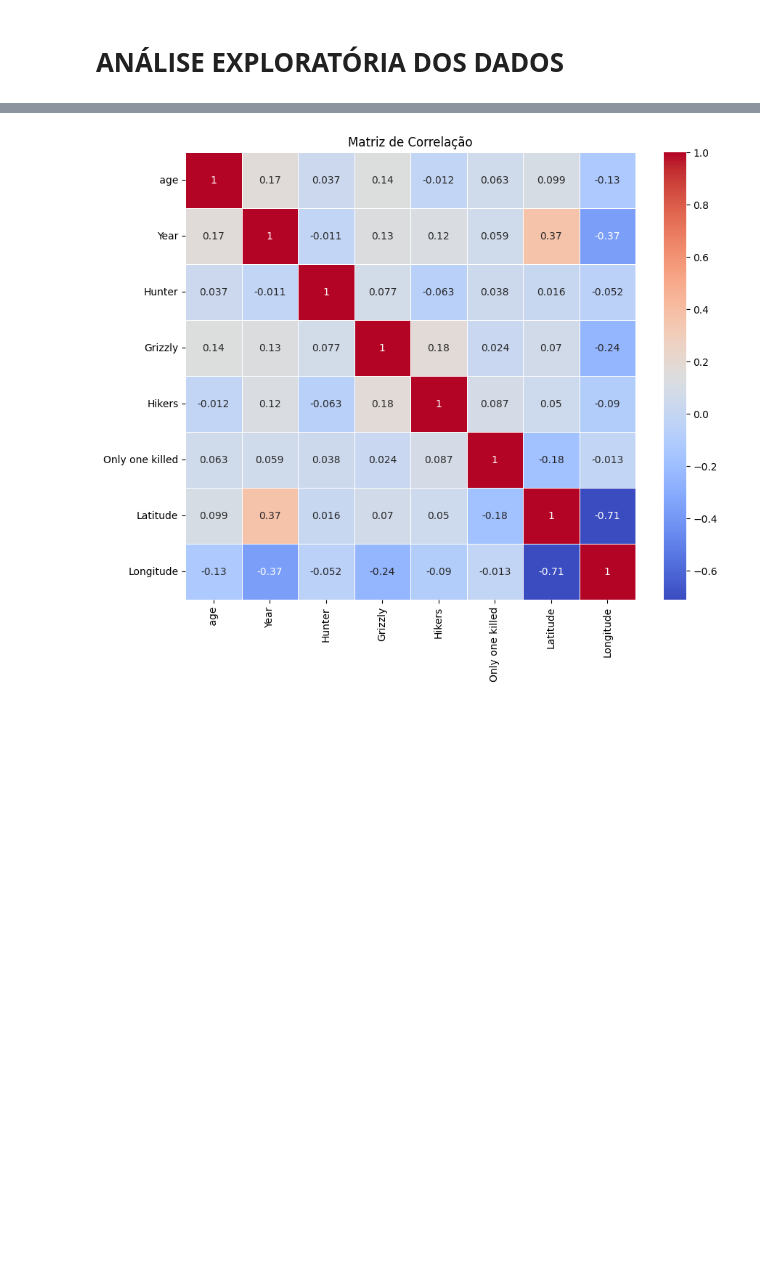
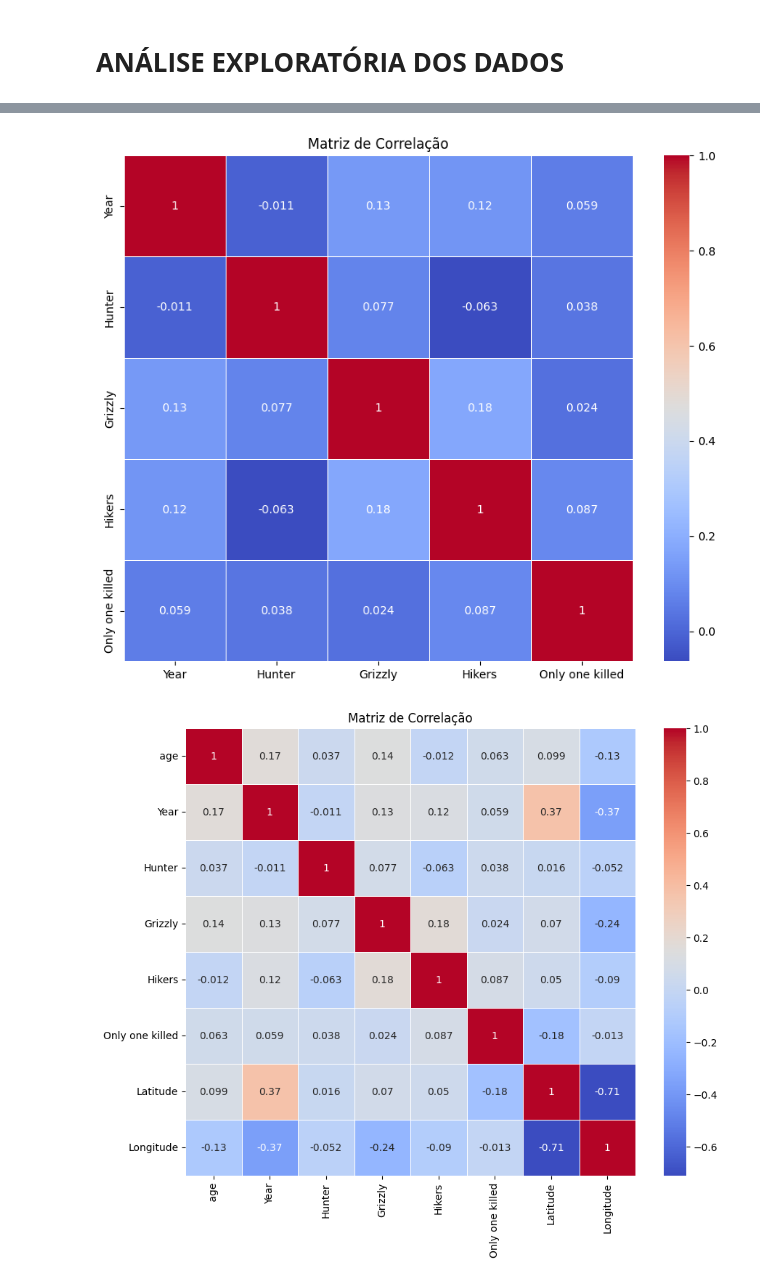
Before and after one commit to andrespeedwork/analise-dados-boas-praticas, a Jupyter notebook: MVP_Sprint_2_Análise_de_Dados_e_Boas_Práticas.ipynb, the cells around one changed output, grey strips where cells are left out. Saved outputs shown, nothing was run; the diff lists cells and outputs as text; code cells hidden in the pictures; blank space fills up the shorter version.

```diff
--- a/MVP_Sprint_2_Análise_de_Dados_e_Boas_Práticas.ipynb
+++ b/MVP_Sprint_2_Análise_de_Dados_e_Boas_Práticas.ipynb
@@ -289 +304,18 @@ df['age'] = df['gender'].fillna(mode_age)
+# %%
+# Assumindo que df é seu DataFrame
+df = pd.read_csv('https://raw.githubusercontent.com/andrespeedwork/analise-dados-boas-praticas/main/urso.csv') # Replace with your actual file path
+
+# Selecionar apenas colunas numéricas para análise de correlação
+int_df = df.select_dtypes(include=['int64']) # Changed object_df to numeric_df and modified include parameter
+
+# Calcular a matriz de correlação
+corr_matrix = int_df.corr()
+
+# Criar o mapa de calor
+plt.figure(figsize=(10, 8))
+sns.heatmap(corr_matrix, annot=True, cmap='coolwarm', linewidths=0.5)
+plt.title('Matriz de Correlação')
+plt.show()
+# %% [output]
+[figure, added]
 # %%
```
Also changed, not shown: parts of 18 cells of this notebook.
